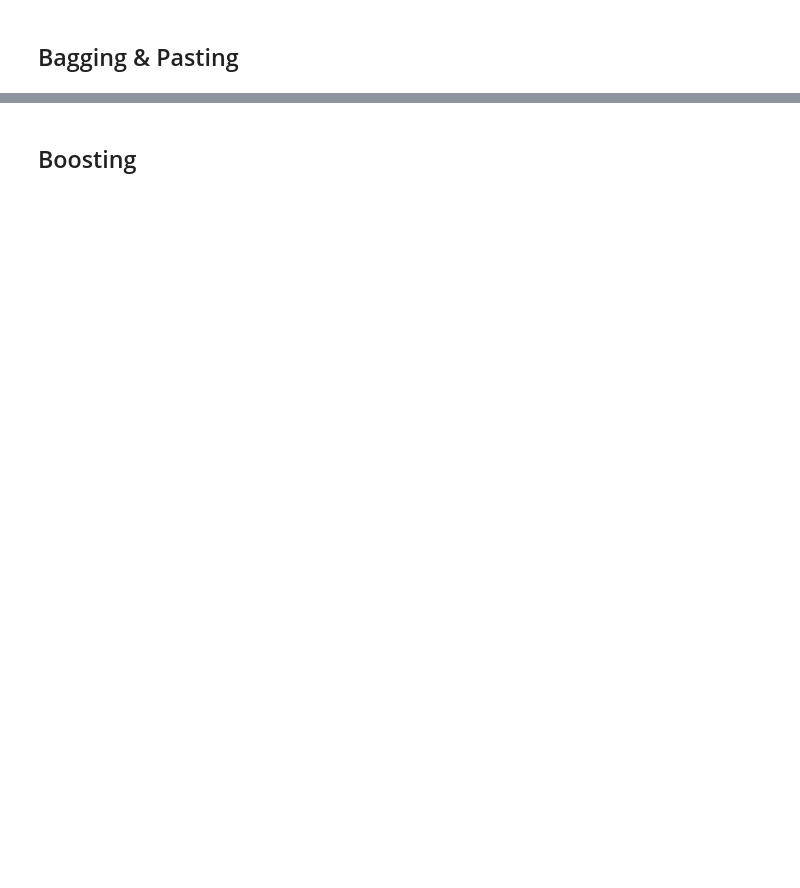
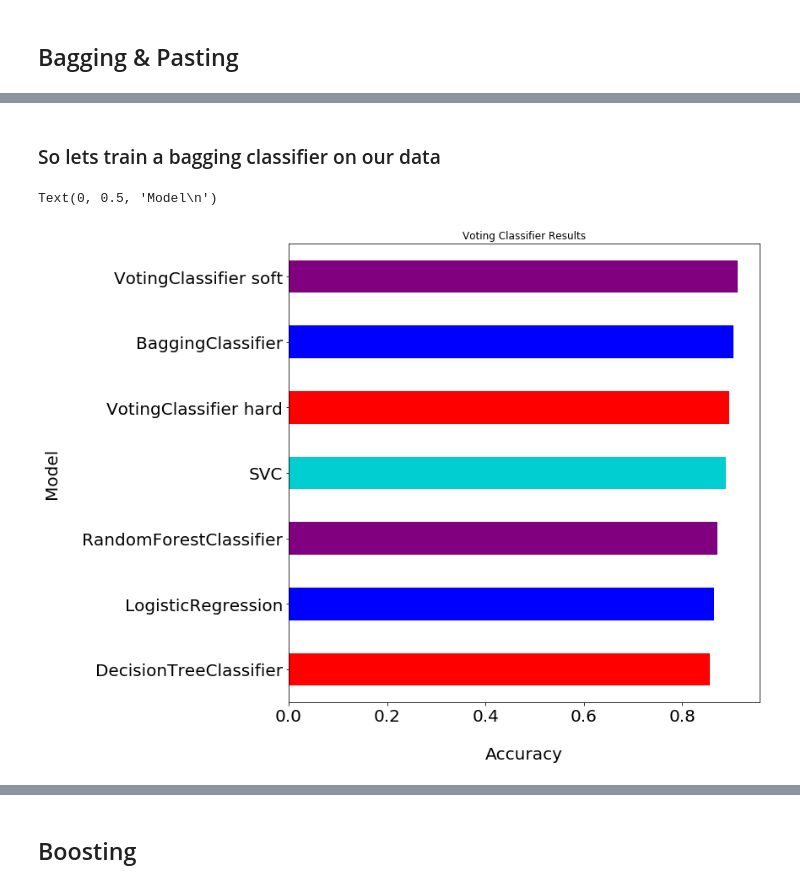
Before and after one commit to BKDuncan/Data-Science, a Jupyter notebook: machine-learning-fundamentals/Chapter 7 - Ensemble Learning & Random Forests.ipynb, the cells around one changed output, grey strips where cells are left out. Drawn from its saved outputs; the diff is of its cells as text; code cells hidden in the pictures; blank space fills up the shorter version.

```diff
--- a/machine-learning-fundamentals/Chapter 7 - Ensemble Learning & Random Forests.ipynb
+++ b/machine-learning-fundamentals/Chapter 7 - Ensemble Learning & Random Forests.ipynb
@@ -59,0 +153,46 @@ voting_classifier = VotingClassifier(
+# %% [markdown]
+### So lets train a bagging classifier on our data
+# %%
+from sklearn.ensemble import BaggingClassifier
+from sklearn.tree import DecisionTreeClassifier
+
+# Pick our model type for the bagging classifier
+decision_tree_classifier = DecisionTreeClassifier(random_state=42)
+
+# Define our Bagging Classifier
+bag_clf = BaggingClassifier(
+    decision_tree_classifier,
+    n_estimators=500,
+    max_samples=100,
+    bootstrap=True,
+    n_jobs=-1,
+    random_state=42)
+
+# Train the ensemble model, and our lone model to see how it compares
+bag_clf.fit(X_train, y_train)
+decision_tree_classifier.fit(X_train, y_train)
+
+# Evaluate their accuracy
+y_pred_bag = bag_clf.predict(X_test)
+y_pred_control = decision_tree_classifier.predict(X_test)
+# %%
+# Store our accuracy results in a dataframe
+model_result = { 'Model': type(bag_clf).__name__, 'Accuracy': accuracy_score(y_test, y_pred_bag) }
+voting_results = voting_results.append(model_result, ignore_index=True)
+
+model_result = { 'Model': type(decision_tree_classifier).__name__, 'Accuracy': accuracy_score(y_test, y_pred_control) }
+voting_results = voting_results.append(model_result, ignore_index=True)
+# %%
+barchart = voting_results.sort_values(by='Accuracy', ascending=True).plot.barh('Model',
+                                    'Accuracy',
+                                    color=colors,
+                                    fontsize=20,
+                                    title='Voting Classifier Results',
+                                    legend=False,
+                                    figsize=(10,10))
+
+barchart.set_xlabel('\nAccuracy', fontsize=20)
+barchart.set_ylabel('Model\n', fontsize=20)
+# %% [output]
+Text(0, 0.5, 'Model\n')
+[figure, added]
```
Also changed, not shown: parts of 21 cells of this notebook.
